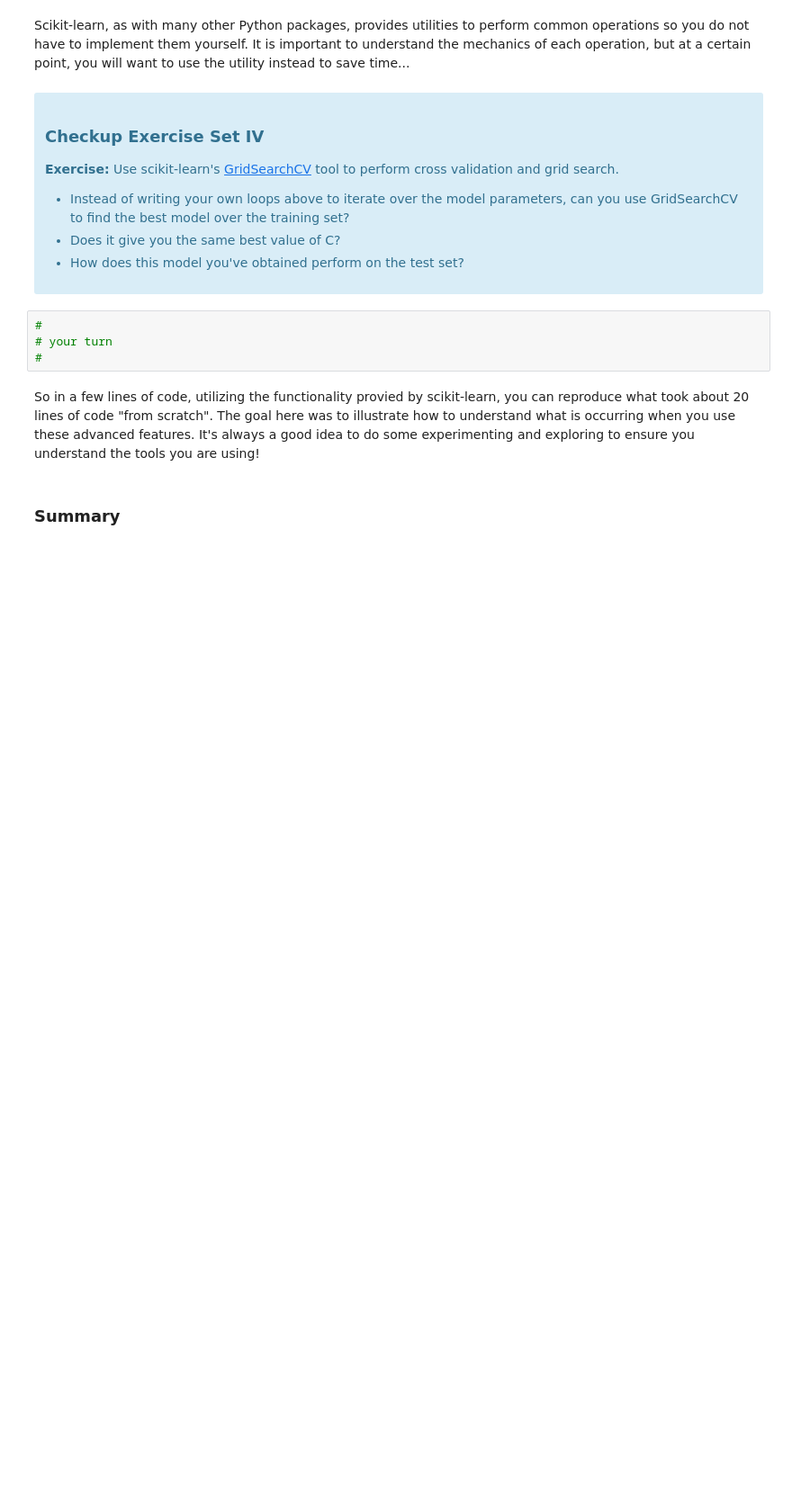
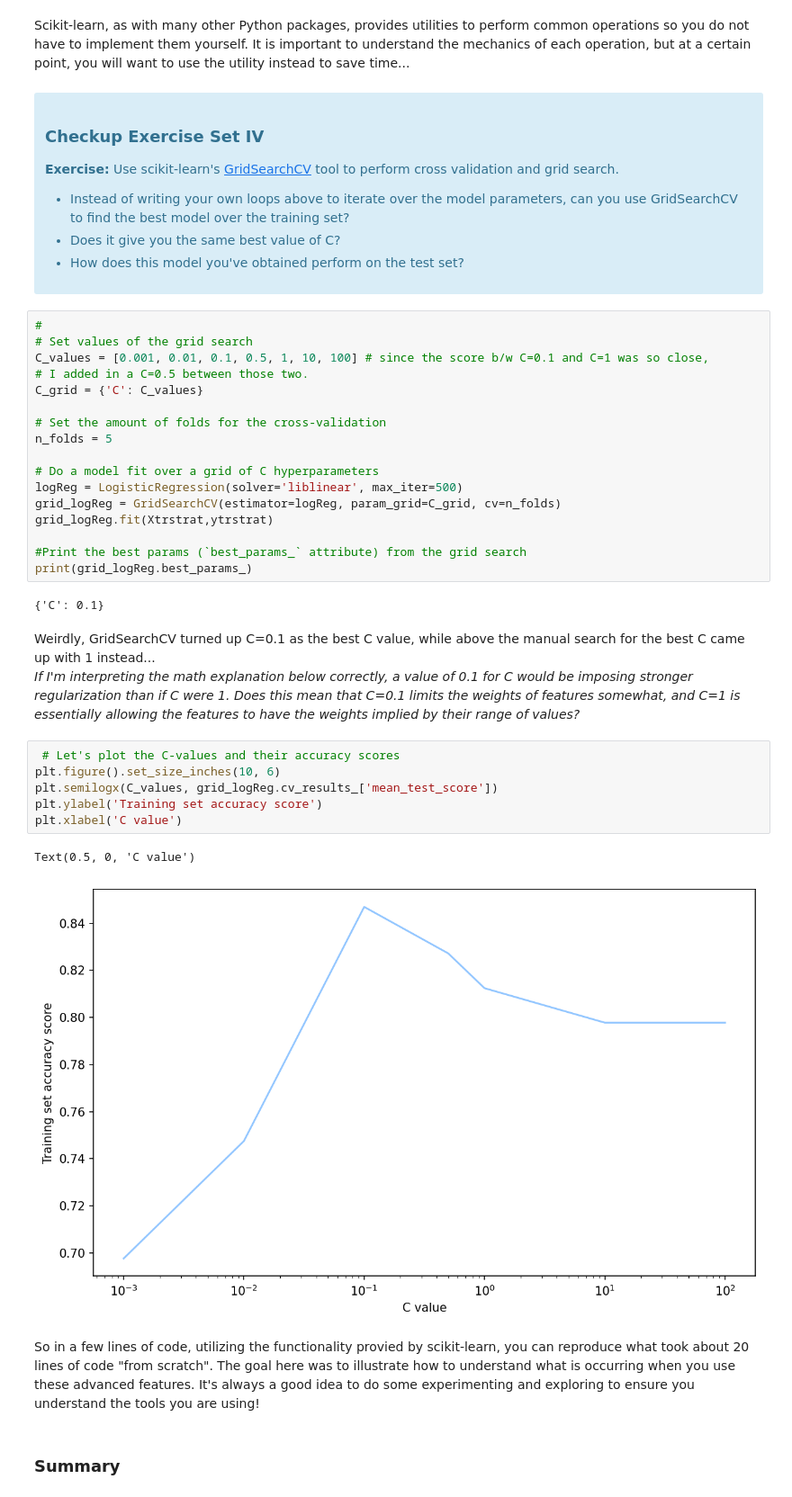
Before and after one commit to ehardwick2/Logistic_Regression_case_study, a Jupyter notebook: Logistic Regression Advanced Case Study.ipynb, the cells around one changed output. Shown at 90% size. Cells and saved outputs as stored; diff of their text form; blank space fills up the shorter version.

```diff
--- a/Logistic Regression Advanced Case Study.ipynb
+++ b/Logistic Regression Advanced Case Study.ipynb
@@ -1287,10 +1287,37 @@ Scikit-learn, as with many other Python packages, provides utilities to perform
 * Instead of writing your own loops above to iterate over the model parameters, can you use GridSearchCV to find the best model over the training set?
 * Does it give you the same best value of C?
 * How does this model you've obtained perform on the test set?
-# %%
-#
-# your turn
-#
+# %%
+#
+# Set values of the grid search
+C_values = [0.001, 0.01, 0.1, 0.5, 1, 10, 100] # since the score b/w C=0.1 and C=1 was so close,
+# I added in a C=0.5 between those two.
+C_grid = {'C': C_values}
+
+# Set the amount of folds for the cross-validation
+n_folds = 5
+
+# Do a model fit over a grid of C hyperparameters
+logReg = LogisticRegression(solver='liblinear', max_iter=500)
+grid_logReg = GridSearchCV(estimator=logReg, param_grid=C_grid, cv=n_folds)
+grid_logReg.fit(Xtrstrat,ytrstrat)
+
+#Print the best params (`best_params_` attribute) from the grid search
+print(grid_logReg.best_params_)
+# %% [output]
+{'C': 0.1}
+# %% [markdown]
+Weirdly, GridSearchCV turned up C=0.1 as the best C value, while above the manual search for the best C came up with 1 instead... <br>
+*If I'm interpreting the math explanation below correctly, a value of 0.1 for C would be imposing stronger regularization than if C were 1. Does this mean that C=0.1 limits the weights of features somewhat, and C=1 is essentially allowing the features to have the weights implied by their range of values?*
+# %%
+ # Let's plot the C-values and their accuracy scores
+plt.figure().set_size_inches(10, 6)
+plt.semilogx(C_values, grid_logReg.cv_results_['mean_test_score'])
+plt.ylabel('Training set accuracy score')
+plt.xlabel('C value')
+# %% [output]
+Text(0.5, 0, 'C value')
+[figure, added]
 # %% [markdown]
 So in a few lines of code, utilizing the functionality provied by scikit-learn, you can reproduce what took about 20 lines of code "from scratch". The goal here was to illustrate how to understand what is occurring when you use these advanced features.  It's always a good idea to do some experimenting and exploring to ensure you understand the tools you are using!
 # %% [markdown]
```
Also changed, not shown: parts of 7 cells of this notebook.
